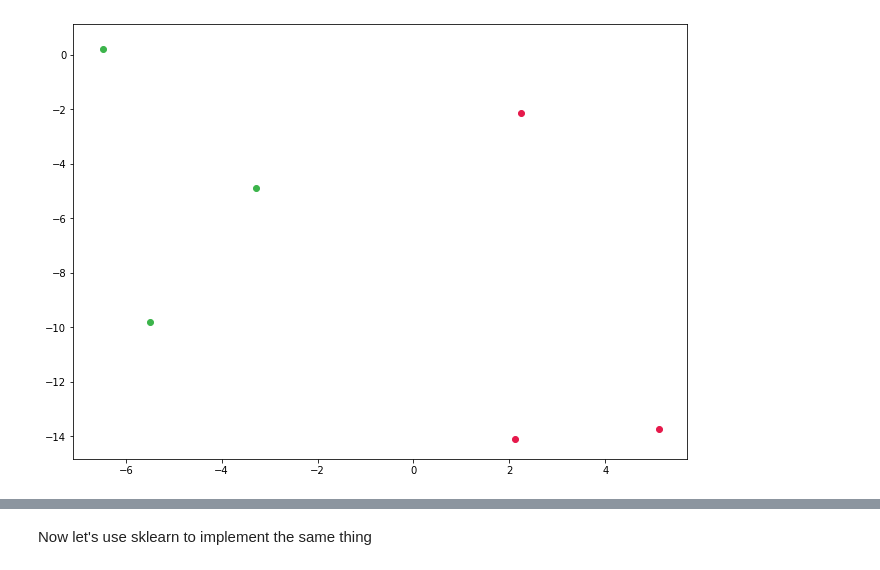
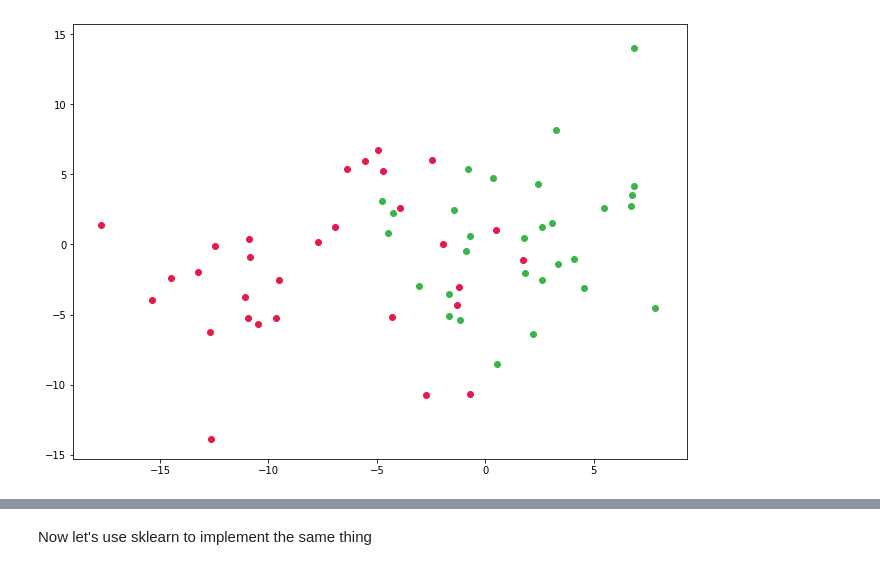
Before and after one commit to TataAndBigData/Practical-ML-DS, a Jupyter notebook: Chapter 1. Machine Learning Foundations/13. Classification trees.ipynb, the cells around one changed output, grey strips where cells are left out. Drawn from its saved outputs; the diff is of its cells as text; code cells hidden in the pictures.

```diff
--- a/Chapter 1. Machine Learning Foundations/13. Classification trees.ipynb
+++ b/Chapter 1. Machine Learning Foundations/13. Classification trees.ipynb
@@ -47,35 +47,35 @@ def show_data(X, Y, predictions=None):
         y = Y == i
         x = X[y]
         plt.scatter(x[:, 0], x[:, 1], c=colors[i])
         if predictions is not None:
             y = predictions == i
             x = X[y]
             plt.scatter(x[:, 0], x[:, 1], c=colors[i], marker='x', s=100)
     fig = plt.gcf()
     fig.set_size_inches(11,8)
     plt.show()
 
 def visualise_predictions(H, X, n=50):
     xmin, xmax, ymin, ymax = min(X[:, 0]), max(X[:, 0]), min(X[:, 1]), max(X[:, 1])
     meshgrid = np.zeros((n, n))
     for x1_idx, x1 in enumerate(np.linspace(xmin, xmax, n)): # for each column
         for x2_idx, x2 in enumerate(np.linspace(ymin, ymax, n)): # for each row
             h = H(np.array([[x1, x2]])).astype(int)[0]
             # plt.scatter(x1, x2, c=colors[h])
             # print(h)
             meshgrid[n-1-x2_idx, x1_idx] = h # axis 0 is the vertical direction starting from the top and increasing downward
         # print()
 
     # meshgrid[n-1, 0] = 1000
     plt.imshow(meshgrid, extent=(xmin, xmax, ymin, ymax), cmap='viridis')
 
-m = 6
+m = 60
 n_features = 2
 n_classes = 2
 X, Y = get_data(5, m, n_features, n_classes)
 show_data(X, Y)
 # %% [output]
-[figure, old version]
+[figure, new version]
 # %%
 from pprint import PrettyPrinter
 pp = PrettyPrinter(indent=4).pprint
```
Also changed, not shown: parts of 1 cell of this notebook, 1 other file.
